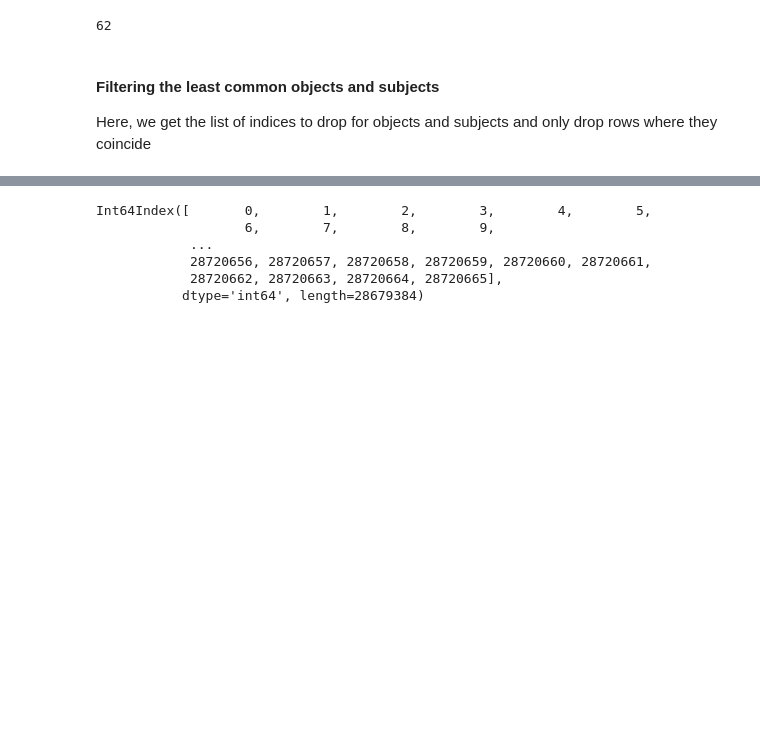
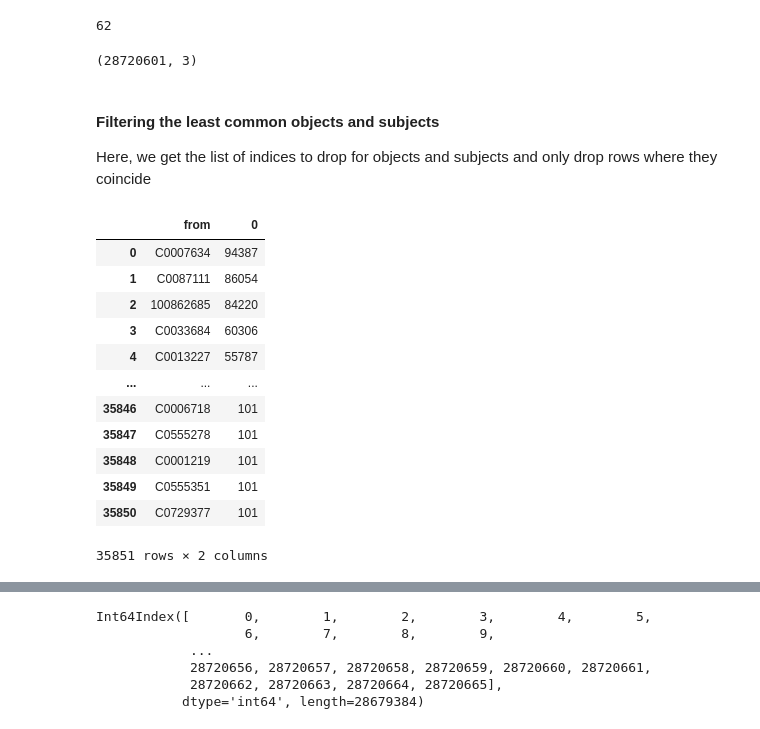
Before and after one commit to dikraMasrour/Breast_Cancer_Risk_Factor_Prediction_KG, a Jupyter notebook: BC_KG_EDA.ipynb, the cells around one changed output, grey strips where cells are left out. Drawn from its saved outputs; the diff is of its cells as text; code cells hidden in the pictures; blank space fills up the shorter version.

```diff
--- a/BC_KG_EDA.ipynb
+++ b/BC_KG_EDA.ipynb
@@ -106,6 +112,33 @@ df.drop(rel_to_drop, inplace=True)
 df.rel.unique().shape[0]
 # %% [output]
 62
+# %%
+df.dropna(inplace=True)
+df.shape
+# %% [output]
+(28720601, 3)
 # %% [markdown]
 #### Filtering the least common objects and subjects
 Here, we get the list of indices to drop for objects and subjects and only drop rows where they coincide
+# %%
+vcf = df[['from']].value_counts().reset_index()
+vct = df[['to']].value_counts().reset_index()
+# %%
+vcf = vcf[vcf[0] > 100]
+vct = vct[vct[0] > 100]
+# %%
+vcf
+# %% [output]
+|  | from | 0 |
+| 0 | C0007634 | 94387 |
+| 1 | C0087111 | 86054 |
+| 2 | 100862685 | 84220 |
+| 3 | C0033684 | 60306 |
+| 4 | C0013227 | 55787 |
+| ... | ... | ... |
+| 35846 | C0006718 | 101 |
+| 35847 | C0555278 | 101 |
+| 35848 | C0001219 | 101 |
+| 35849 | C0555351 | 101 |
+| 35850 | C0729377 | 101 |
+35851 rows × 2 columns
```
Also changed, not shown: parts of 7 cells of this notebook.
